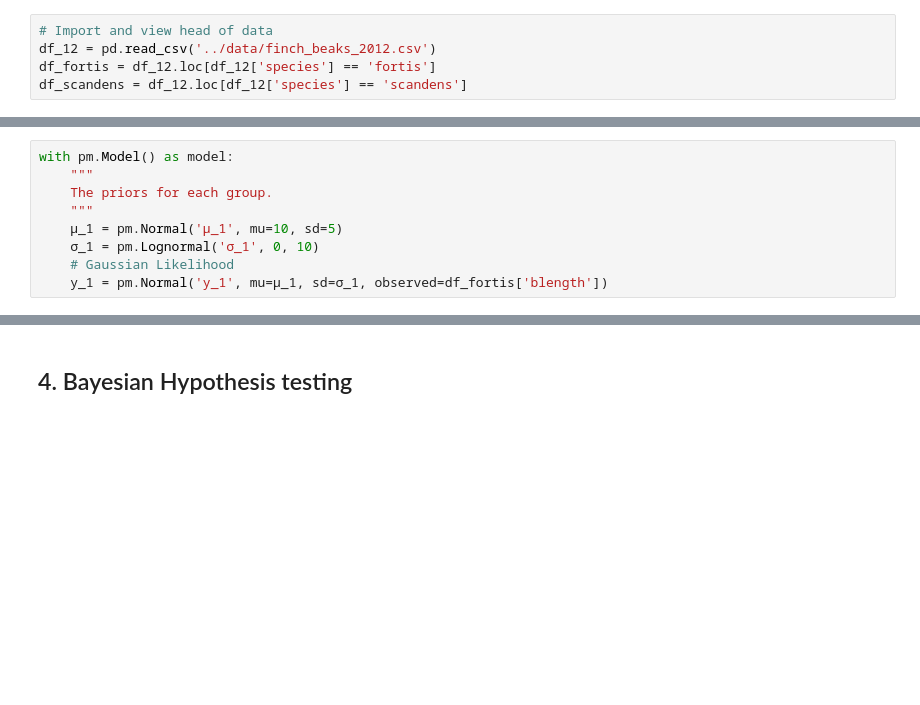
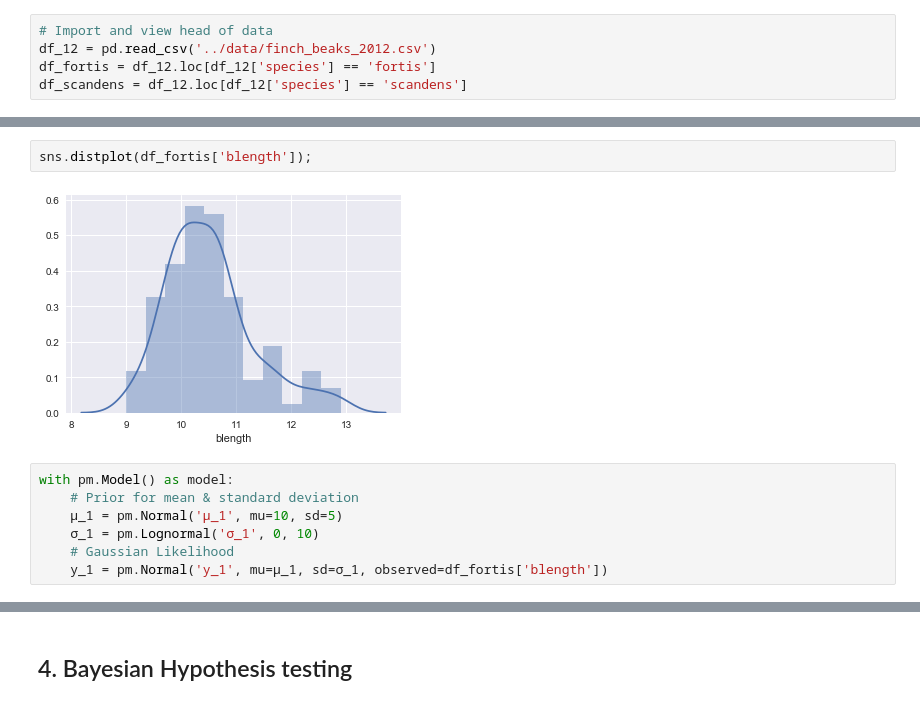
Before and after one commit to ericmjl/bayesian-stats-modelling-tutorial, a Jupyter notebook: notebooks/2.Parameter_estimation_hypothesis_testing.ipynb, the cells around one changed output, grey strips where cells are left out. Cells and saved outputs as stored; diff of their text form; blank space fills up the shorter version.

```diff
--- a/notebooks/2.Parameter_estimation_hypothesis_testing.ipynb
+++ b/notebooks/2.Parameter_estimation_hypothesis_testing.ipynb
@@ -161,8 +204,10 @@ df_scandens = df_12.loc[df_12['species'] == 'scandens']
+# %%
+sns.distplot(df_fortis['blength']);
+# %% [output]
+[figure, added]
 # %%
 with pm.Model() as model:
-    """
-    The priors for each group.
-    """
+    # Prior for mean & standard deviation
     μ_1 = pm.Normal('μ_1', mu=10, sd=5)
     σ_1 = pm.Lognormal('σ_1', 0, 10)
     # Gaussian Likelihood
```
Also changed, not shown: parts of 15 cells of this notebook.
